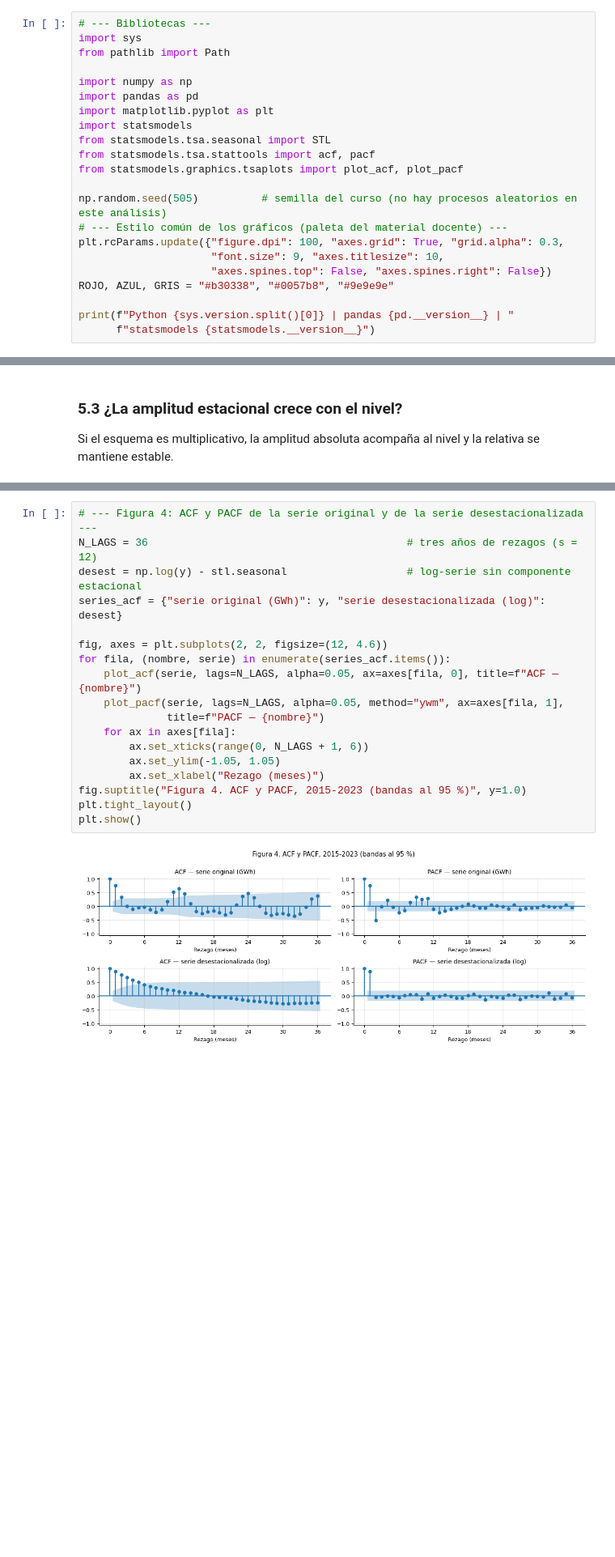
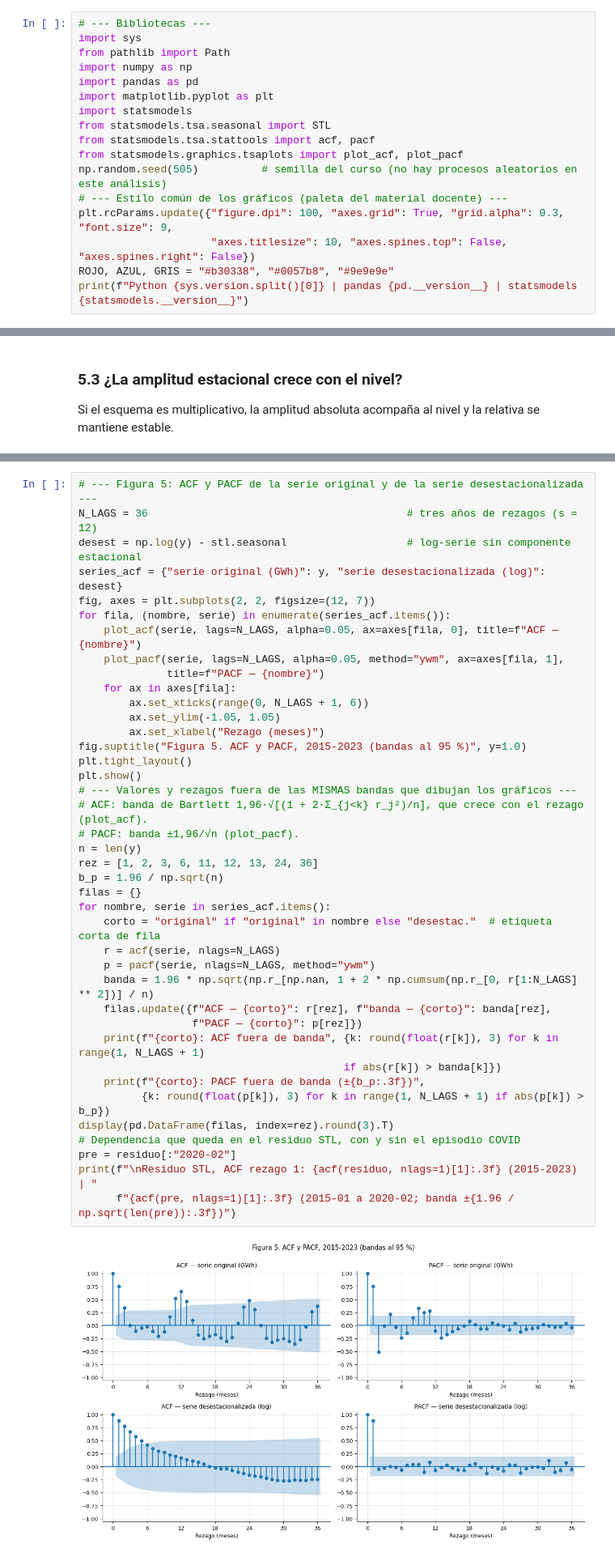
Before and after one commit to claudioalarconP/Analisis_de_serie_de_tiempo, a Jupyter notebook: notebooks/S1/mcdi505_S1CAlarcon.ipynb, the cells around one changed output, grey strips where cells are left out. Shown at 81% size. Saved outputs shown, nothing was run; the diff lists cells and outputs as text; blank space fills up the shorter version.

```diff
--- a/notebooks/S1/mcdi505_S1CAlarcon.ipynb
+++ b/notebooks/S1/mcdi505_S1CAlarcon.ipynb
@@ -29,7 +27,6 @@ Se usan `pandas`, `numpy`, `matplotlib` y `statsmodels` (Seabold y Perktold, 201
 # --- Bibliotecas ---
 import sys
 from pathlib import Path
-
 import numpy as np
 import pandas as pd
 import matplotlib.pyplot as plt
@@ -37,16 +34,12 @@ import statsmodels
 from statsmodels.tsa.seasonal import STL
 from statsmodels.tsa.stattools import acf, pacf
 from statsmodels.graphics.tsaplots import plot_acf, plot_pacf
-
 np.random.seed(505)          # semilla del curso (no hay procesos aleatorios en este análisis)
 # --- Estilo común de los gráficos (paleta del material docente) ---
-plt.rcParams.update({"figure.dpi": 100, "axes.grid": True, "grid.alpha": 0.3,
-                     "font.size": 9, "axes.titlesize": 10,
-                     "axes.spines.top": False, "axes.spines.right": False})
+plt.rcParams.update({"figure.dpi": 100, "axes.grid": True, "grid.alpha": 0.3, "font.size": 9,
+                     "axes.titlesize": 10, "axes.spines.top": False, "axes.spines.right": False})
 ROJO, AZUL, GRIS = "#b30338", "#0057b8", "#9e9e9e"
-
-print(f"Python {sys.version.split()[0]} | pandas {pd.__version__} | "
-      f"statsmodels {statsmodels.__version__}")
+print(f"Python {sys.version.split()[0]} | pandas {pd.__version__} | statsmodels {statsmodels.__version__}")
 # %% [output]
 Python 3.12.5 | pandas 3.0.3 | statsmodels 0.14.6
 # %% [markdown]
@@ -484,20 +417,42 @@ Se usan 36 rezagos, con las mismas bandas de los gráficos: Bartlett para la ACF
 # %%
-# --- Figura 4: ACF y PACF de la serie original y de la serie desestacionalizada ---
+# --- Figura 5: ACF y PACF de la serie original y de la serie desestacionalizada ---
 N_LAGS = 36                                         # tres años de rezagos (s = 12)
 desest = np.log(y) - stl.seasonal                   # log-serie sin componente estacional
 series_acf = {"serie original (GWh)": y, "serie desestacionalizada (log)": desest}
-
-fig, axes = plt.subplots(2, 2, figsize=(12, 4.6))
+fig, axes = plt.subplots(2, 2, figsize=(12, 7))
 for fila, (nombre, serie) in enumerate(series_acf.items()):
     plot_acf(serie, lags=N_LAGS, alpha=0.05, ax=axes[fila, 0], title=f"ACF — {nombre}")
     plot_pacf(serie, lags=N_LAGS, alpha=0.05, method="ywm", ax=axes[fila, 1],
               title=f"PACF — {nombre}")
     for ax in axes[fila]:
         ax.set_xticks(range(0, N_LAGS + 1, 6))
         ax.set_ylim(-1.05, 1.05)
         ax.set_xlabel("Rezago (meses)")
-fig.suptitle("Figura 4. ACF y PACF, 2015-2023 (bandas al 95 %)", y=1.0)
+fig.suptitle("Figura 5. ACF y PACF, 2015-2023 (bandas al 95 %)", y=1.0)
 plt.tight_layout()
 plt.show()
+# --- Valores y rezagos fuera de las MISMAS bandas que dibujan los gráficos ---
+# ACF: banda de Bartlett 1,96·√[(1 + 2·Σ_{j<k} r_j²)/n], que crece con el rezago (plot_acf).
+# PACF: banda ±1,96/√n (plot_pacf).
+n = len(y)
+rez = [1, 2, 3, 6, 11, 12, 13, 24, 36]
+b_p = 1.96 / np.sqrt(n)
+filas = {}
+for nombre, serie in series_acf.items():
+    corto = "original" if "original" in nombre else "desestac."  # etiqueta corta de fila
+    r = acf(serie, nlags=N_LAGS)
+    p = pacf(serie, nlags=N_LAGS, method="ywm")
+    banda = 1.96 * np.sqrt(np.r_[np.nan, 1 + 2 * np.cumsum(np.r_[0, r[1:N_LAGS] ** 2])] / n)
+    filas.update({f"ACF — {corto}": r[rez], f"banda — {corto}": banda[rez],
+                  f"PACF — {corto}": p[rez]})
+    print(f"{corto}: ACF fuera de banda", {k: round(float(r[k]), 3) for k in range(1, N_LAGS + 1)
+                                          if abs(r[k]) > banda[k]})
+    print(f"{corto}: PACF fuera de banda (±{b_p:.3f})",
+          {k: round(float(p[k]), 3) for k in range(1, N_LAGS + 1) if abs(p[k]) > b_p})
+display(pd.DataFrame(filas, index=rez).round(3).T)
+# Dependencia que queda en el residuo STL, con y sin el episodio COVID
+pre = residuo[:"2020-02"]
+print(f"\nResiduo STL, ACF rezago 1: {acf(residuo, nlags=1)[1]:.3f} (2015-2023) | "
+      f"{acf(pre, nlags=1)[1]:.3f} (2015-01 a 2020-02; banda ±{1.96 / np.sqrt(len(pre)):.3f})")
 # %% [output]
-[figure, old version]
+[figure, new version]
```
Also changed, not shown: parts of 34 cells of this notebook.
